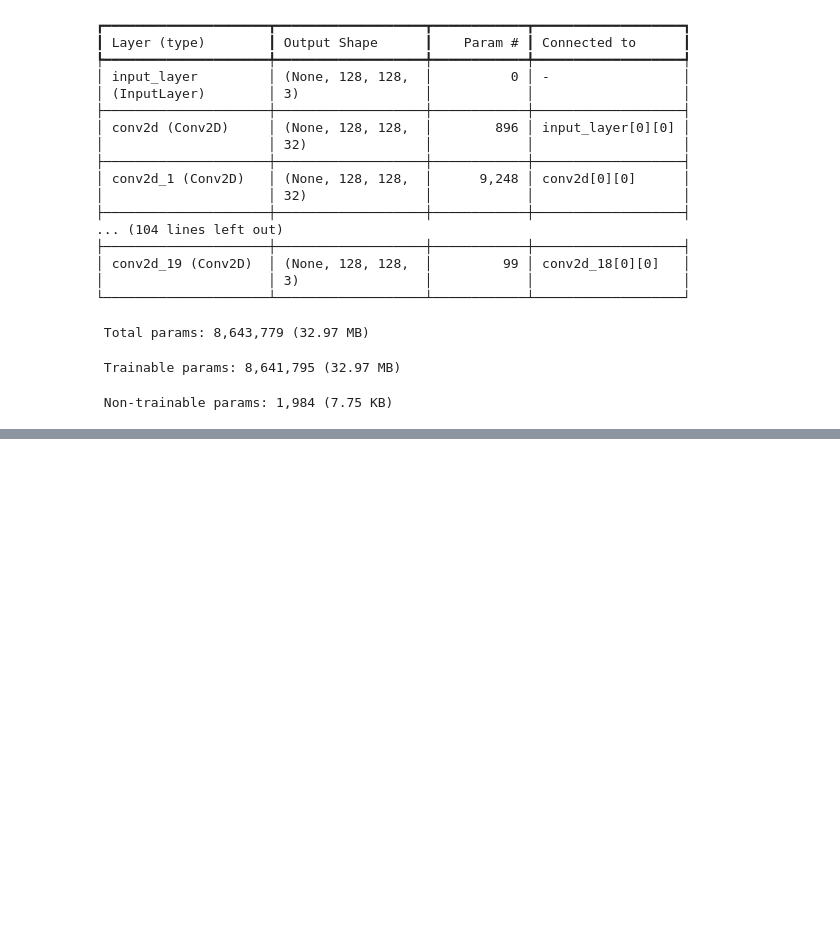
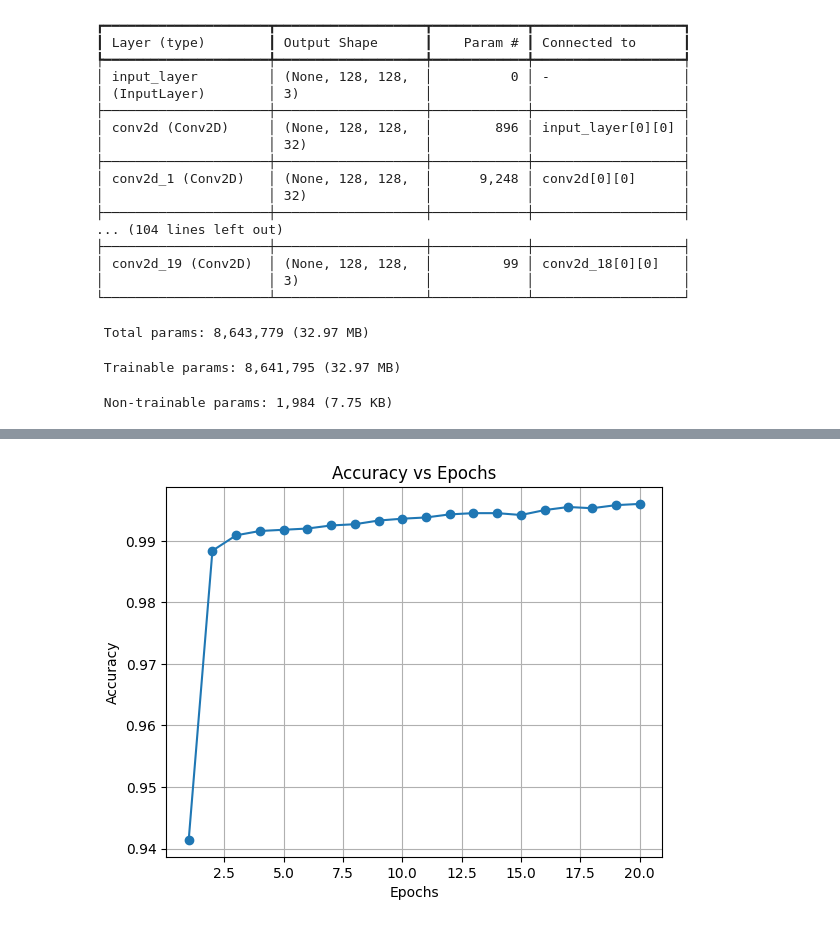
Before and after one commit to st3v24/Ultrasound-Nerve-Segmentaion-using-U-NET-CNN, a Jupyter notebook: ultra.ipynb, the cells around one changed output, grey strips where cells are left out. Drawn from its saved outputs; the diff is of its cells as text; code cells hidden in the pictures; blank space fills up the shorter version.

```diff
--- a/ultra.ipynb
+++ b/ultra.ipynb
@@ -369,0 +388,18 @@ for i in range(n_imgs):
+# %%
+# import matplotlib.pyplot as plt
+
+accuracy_values = [0.9414,0.9884,0.9909,0.9916,0.9918,0.9920,0.9925,0.9927,0.9933,0.9936,0.9938,0.9943,0.9945,0.9945,0.9942,0.9950,0.9955,0.9953,0.9958,0.9960]
+
+epochs = len(accuracy_values)
+
+epoch_numbers = range(1, epochs + 1)
+
+plt.plot(epoch_numbers, accuracy_values, marker='o', linestyle='-')
+
+plt.xlabel('Epochs')
+plt.ylabel('Accuracy')
+plt.title('Accuracy vs Epochs')
+plt.grid(True)
+plt.show()
+# %% [output]
+[figure, added]
```
Also changed, not shown: parts of 8 cells of this notebook, 9 other files.
